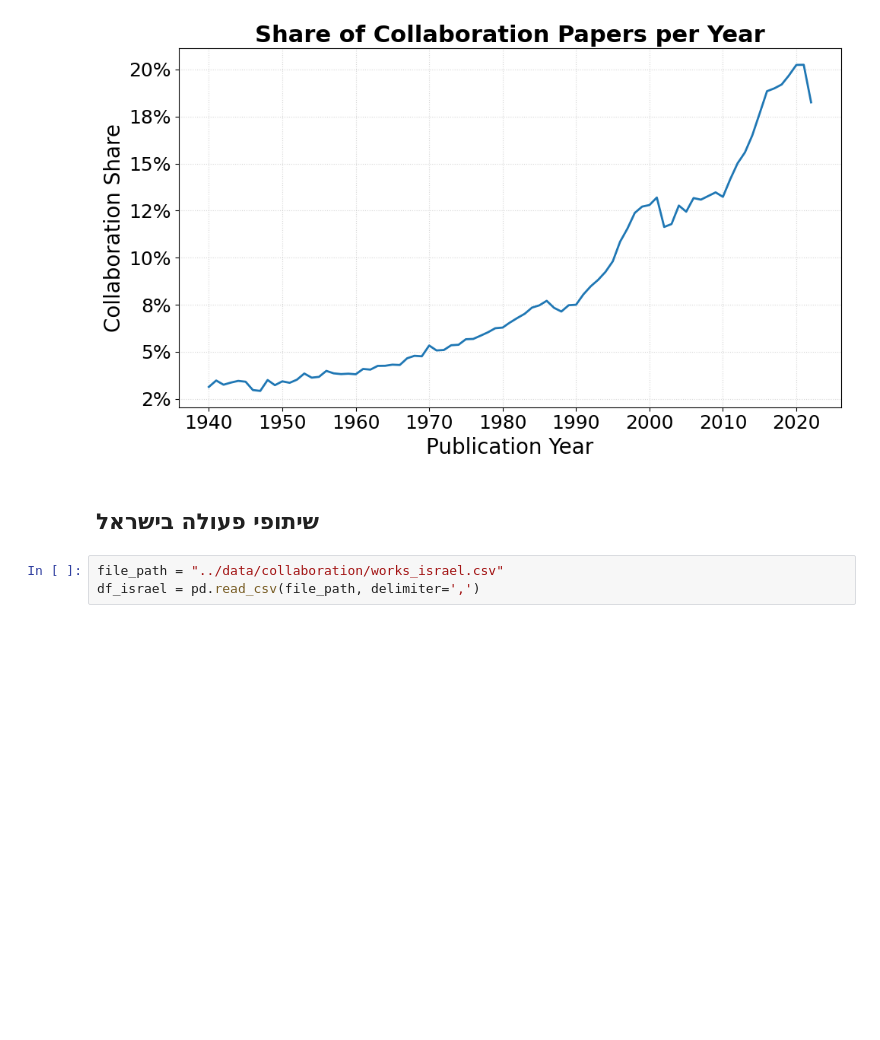
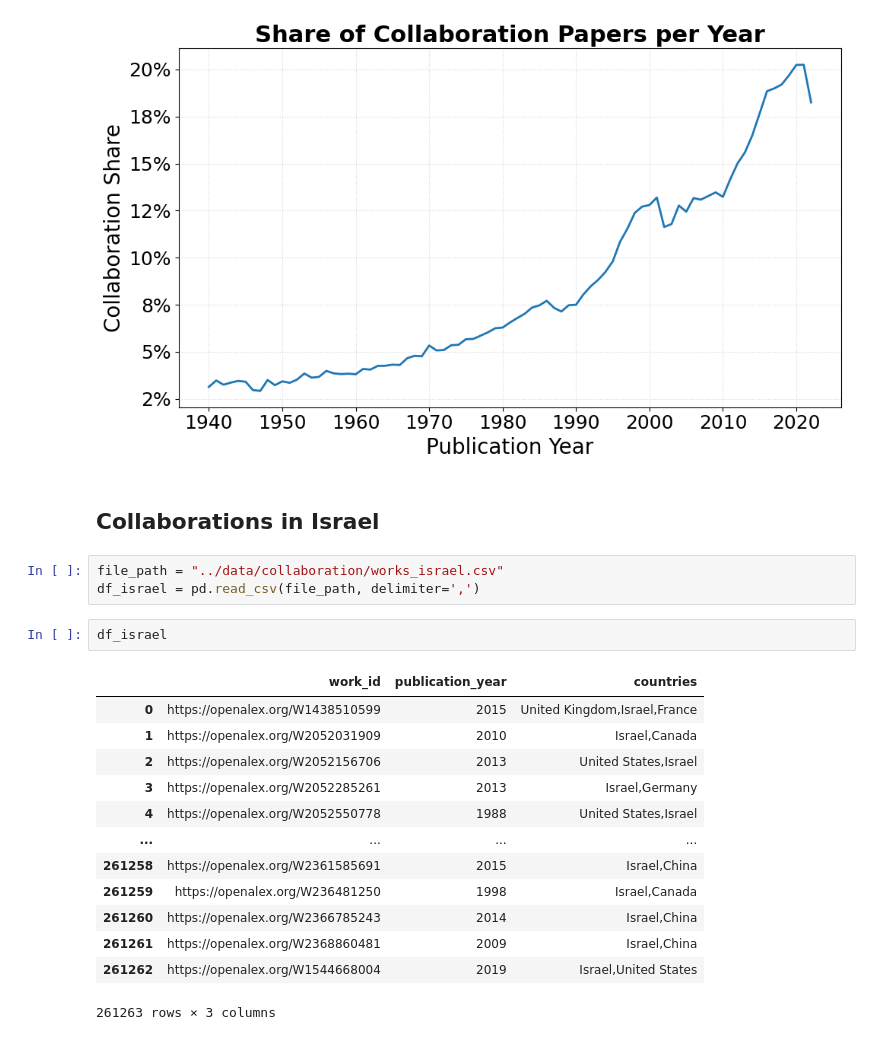
Before and after one commit to OranBe/project_data_mining, a Jupyter notebook: collaboration_analysis/collaboration_analysis.ipynb, the cells around one changed output. Cells and saved outputs as stored; diff of their text form; blank space fills up the shorter version.

```diff
--- a/collaboration_analysis/collaboration_analysis.ipynb
+++ b/collaboration_analysis/collaboration_analysis.ipynb
@@ -195,8 +233,24 @@ plot_collaboration_share(df_collaboration, df_all, start_year, end_year, figsize
 # %% [output]
 [figure]
 # %% [markdown]
-## שיתופי פעולה בישראל
+## Collaborations in Israel
 # %%
 file_path = "../data/collaboration/works_israel.csv"
 df_israel = pd.read_csv(file_path, delimiter=',')
+# %%
+df_israel
+# %% [output]
+|  | work_id | publication_year | countries |
+| 0 | https://openalex.org/W1438510599 | 2015 | United Kingdom,Israel,France |
+| 1 | https://openalex.org/W2052031909 | 2010 | Israel,Canada |
+| 2 | https://openalex.org/W2052156706 | 2013 | United States,Israel |
+| 3 | https://openalex.org/W2052285261 | 2013 | Israel,Germany |
+| 4 | https://openalex.org/W2052550778 | 1988 | United States,Israel |
+| ... | ... | ... | ... |
+| 261258 | https://openalex.org/W2361585691 | 2015 | Israel,China |
+| 261259 | https://openalex.org/W236481250 | 1998 | Israel,Canada |
+| 261260 | https://openalex.org/W2366785243 | 2014 | Israel,China |
+| 261261 | https://openalex.org/W2368860481 | 2009 | Israel,China |
+| 261262 | https://openalex.org/W1544668004 | 2019 | Israel,United States |
+261263 rows × 3 columns
 # %%
```
Also changed, not shown: parts of 9 cells of this notebook, 17 other files.
